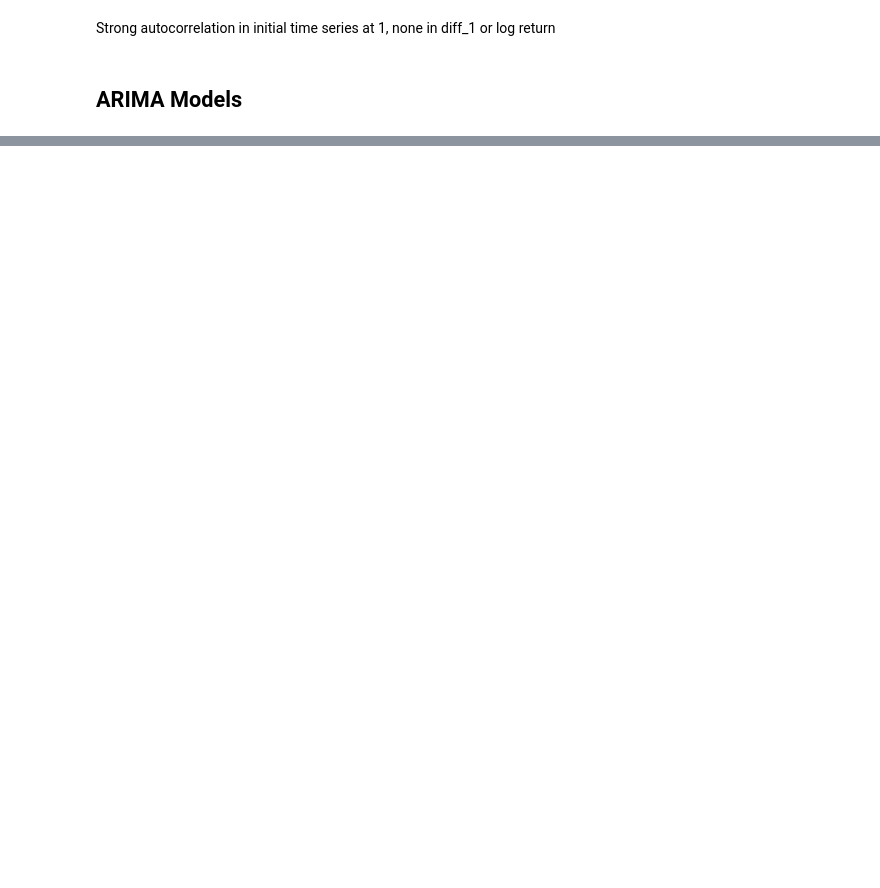
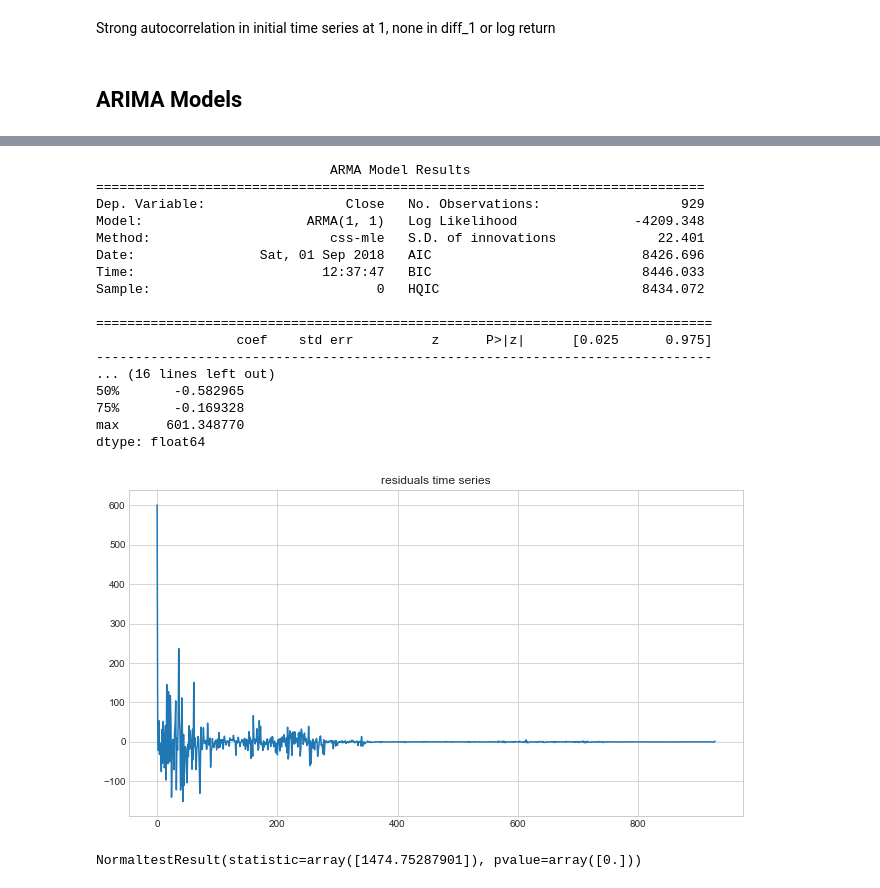
Before and after one commit to brianmcguckin/thinkful_unit_06_specializations, a Jupyter notebook: 06_01_06_challenge_time_series_analysis.ipynb, the cells around one changed output, grey strips where cells are left out. Drawn from its saved outputs; the diff is of its cells as text; code cells hidden in the pictures; blank space fills up the shorter version.

```diff
--- a/06_01_06_challenge_time_series_analysis.ipynb
+++ b/06_01_06_challenge_time_series_analysis.ipynb
@@ -208,0 +218,32 @@ Strong autocorrelation in initial time series at 1, none in diff_1 or log return
+# %%
+model_101 = ARIMA(eth_price.Close, order=(1,0,1)).fit()
+print(model_101.summary())
+print('residuals description')
+print(model_101.resid.describe())
+
+model_101_residuals = pd.DataFrame(model_101.resid)
+model_101_residuals.plot(legend=False, figsize=(11,6))
+plt.title('residuals time series')
+plt.show()
+
+print(normaltest(model_101_residuals))
+# %% [output]
+                              ARMA Model Results
+==============================================================================
+Dep. Variable:                  Close   No. Observations:                  929
+Model:                     ARMA(1, 1)   Log Likelihood               -4209.348
+Method:                       css-mle   S.D. of innovations             22.401
+Date:                Sat, 01 Sep 2018   AIC                           8426.696
+Time:                        12:37:47   BIC                           8446.033
+Sample:                             0   HQIC                          8434.072
+
+===============================================================================
+                  coef    std err          z      P>|z|      [0.025      0.975]
+-------------------------------------------------------------------------------
+... (16 lines left out)
+50%       -0.582965
+75%       -0.169328
+max      601.348770
+dtype: float64
+[figure, added]
+NormaltestResult(statistic=array([1474.75287901]), pvalue=array([0.]))
```
Also changed, not shown: parts of 17 cells of this notebook, 1 other file.
